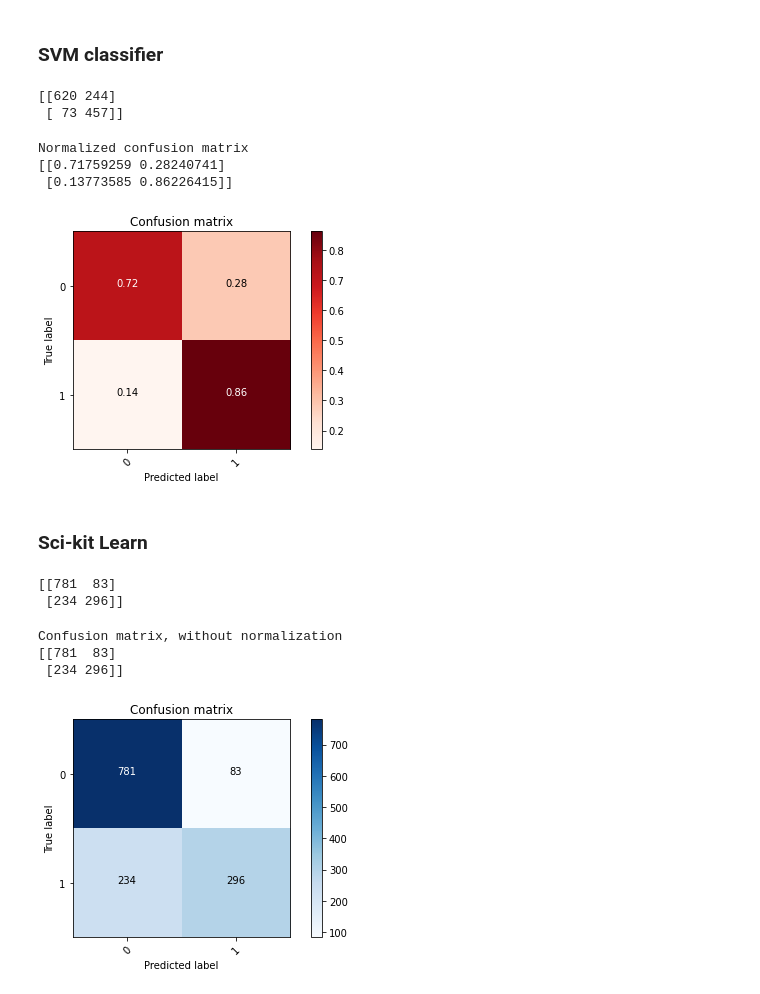
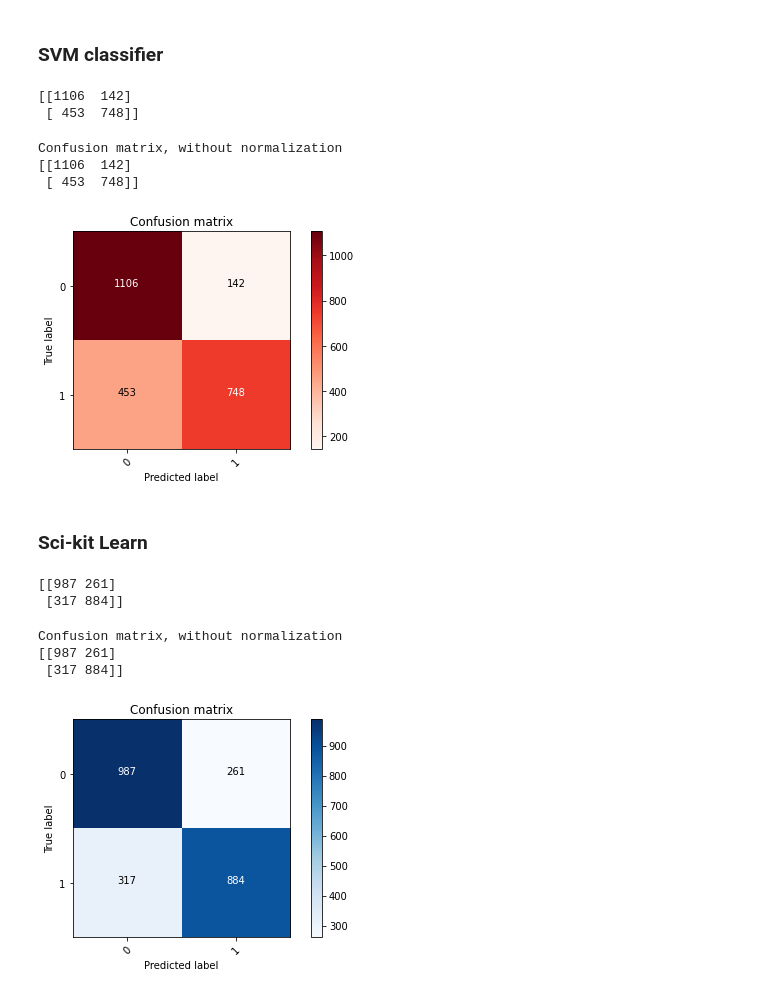
Before and after one commit to phamthien300820/CS114.K21, a Jupyter notebook: ML_SVM.ipynb, the cells around one changed output. Saved outputs shown, nothing was run; the diff lists cells and outputs as text; code cells hidden in the pictures.

```diff
--- a/ML_SVM.ipynb
+++ b/ML_SVM.ipynb
@@ -31,7 +29,7 @@ for folder_dir in dirs:
 
     for img_path in folder_dir.glob("*.JPG"):
       try:
-        img = image.load_img(img_path, target_size=(256,256))
+        img = image.load_img(img_path, target_size=(128,128))
         img_array = image.img_to_array(img)
         image_data.append(img_array)
         labels.append(labels_dict[label])
@@ -39,7 +37,7 @@ for folder_dir in dirs:
         pass
     for img_path in folder_dir.glob("*.jpg"):
       try:
-        img = image.load_img(img_path, target_size=(256,256))
+        img = image.load_img(img_path, target_size=(128,128))
         img_array = image.img_to_array(img)
         image_data.append(img_array)
         labels.append(labels_dict[label])
@@ -367,27 +365,29 @@ def plot_confusion_matrix(cm, classes,
 cnf_matrix = confusion_matrix(labels, ypred)
 print(cnf_matrix)
 # %% [output]
-[[620 244]
- [ 73 457]]
+[[1106  142]
+ [ 453  748]]
 # %%
-plot_confusion_matrix(cnf_matrix, [0,1],normalize=True,title='Confusion matrix',cmap=plt.cm.Reds)
+plot_confusion_matrix(cnf_matrix, [0,1],normalize=False,title='Confusion matrix',cmap=plt.cm.Reds)
+plt.savefig('AM')
 # %% [output]
-Normalized confusion matrix
-[[0.71759259 0.28240741]
- [0.13773585 0.86226415]]
+Confusion matrix, without normalization
+[[1106  142]
+ [ 453  748]]
-[figure, old version]
+[figure, new version]
 # %% [markdown]
 ### Sci-kit Learn
 # %%
 cnf_matrix_sklearn = confusion_matrix(labels, ypred_sklearn)
 print(cnf_matrix_sklearn)
 # %% [output]
-[[781  83]
- [234 296]]
+[[987 261]
+ [317 884]]
 # %%
 plot_confusion_matrix(cnf_matrix_sklearn, [0,1],normalize=False,title='Confusion matrix',cmap=plt.cm.Blues)
+plt.savefig('SVMSKL')
 # %% [output]
 Confusion matrix, without normalization
-[[781  83]
- [234 296]]
+[[987 261]
+ [317 884]]
-[figure, old version]
+[figure, new version]
```
Also changed, not shown: parts of 12 cells of this notebook.
